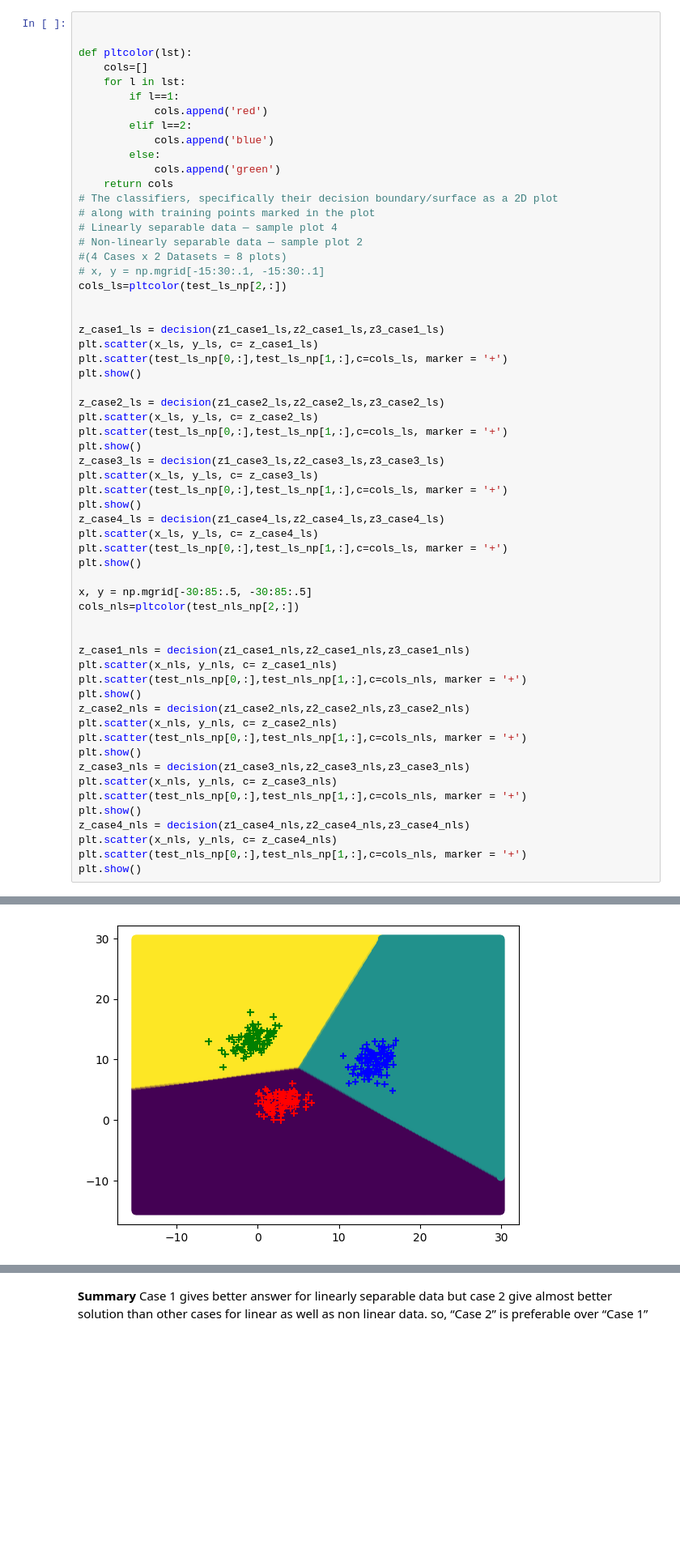
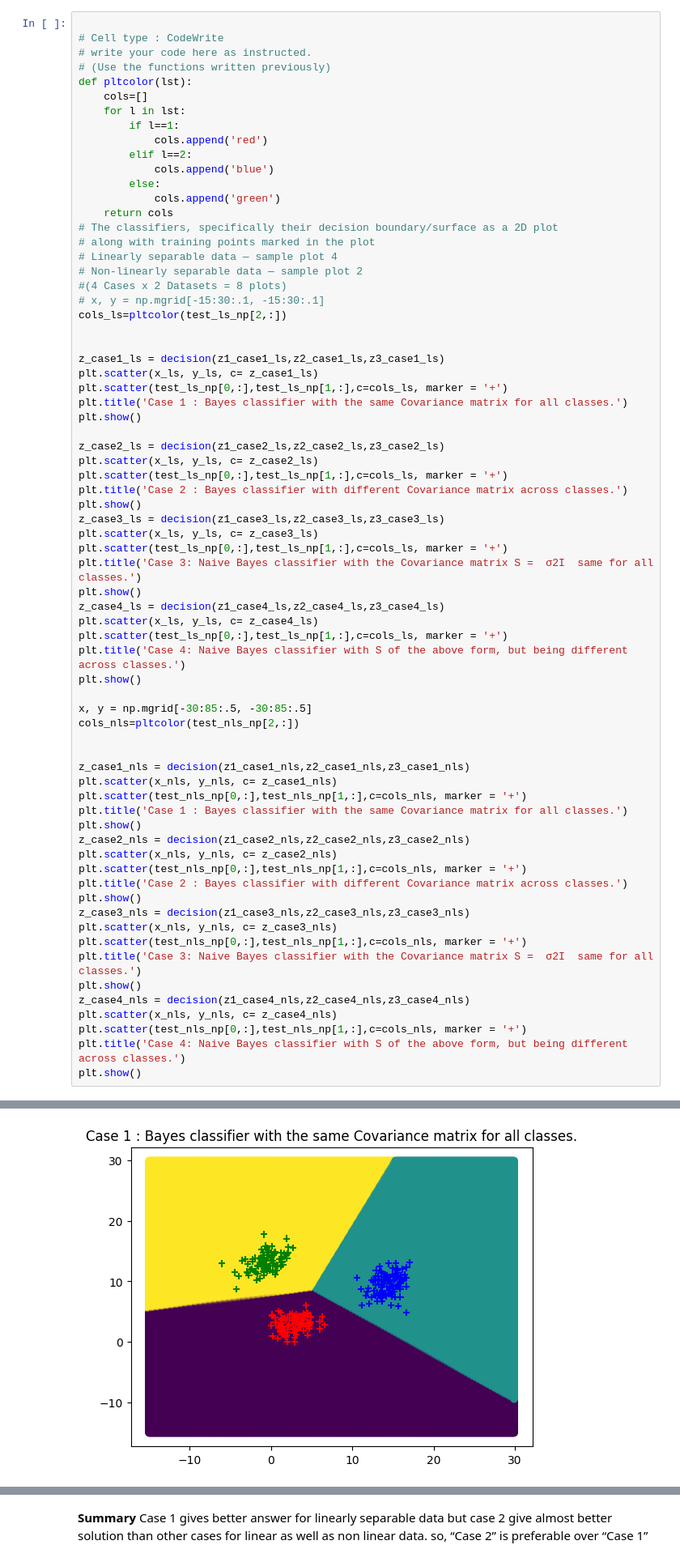
Before and after one commit to shubhams821/PRML_Assignment_2023, a Jupyter notebook: Bayes_Classifier.ipynb, the cells around one changed output, grey strips where cells are left out. Shown at 81% size. Drawn from its saved outputs; the diff is of its cells as text; blank space fills up the shorter version.

```diff
--- a/Bayes_Classifier.ipynb
+++ b/Bayes_Classifier.ipynb
@@ -269,6 +288,8 @@ contour_plot(x_nls,y_nls,z1_case4_nls,z2_case4_nls,z3_case4_nls)
 # %%
 
-
+# Cell type : CodeWrite
+# write your code here as instructed.
+# (Use the functions written previously)
 def pltcolor(lst):
     cols=[]
     for l in lst:
@@ -291,41 +312,49 @@ cols_ls=pltcolor(test_ls_np[2,:])
 z_case1_ls = decision(z1_case1_ls,z2_case1_ls,z3_case1_ls)
 plt.scatter(x_ls, y_ls, c= z_case1_ls)
 plt.scatter(test_ls_np[0,:],test_ls_np[1,:],c=cols_ls, marker = '+')
+plt.title('Case 1 : Bayes classifier with the same Covariance matrix for all classes.')
 plt.show()
 
 z_case2_ls = decision(z1_case2_ls,z2_case2_ls,z3_case2_ls)
 plt.scatter(x_ls, y_ls, c= z_case2_ls)
 plt.scatter(test_ls_np[0,:],test_ls_np[1,:],c=cols_ls, marker = '+')
+plt.title('Case 2 : Bayes classifier with different Covariance matrix across classes.')
 plt.show()
 z_case3_ls = decision(z1_case3_ls,z2_case3_ls,z3_case3_ls)
 plt.scatter(x_ls, y_ls, c= z_case3_ls)
 plt.scatter(test_ls_np[0,:],test_ls_np[1,:],c=cols_ls, marker = '+')
+plt.title('Case 3: Naive Bayes classifier with the Covariance matrix S =  σ2I  same for all classes.')
 plt.show()
 z_case4_ls = decision(z1_case4_ls,z2_case4_ls,z3_case4_ls)
 plt.scatter(x_ls, y_ls, c= z_case4_ls)
 plt.scatter(test_ls_np[0,:],test_ls_np[1,:],c=cols_ls, marker = '+')
+plt.title('Case 4: Naive Bayes classifier with S of the above form, but being different across classes.')
 plt.show()
 
 x, y = np.mgrid[-30:85:.5, -30:85:.5]
 cols_nls=pltcolor(test_nls_np[2,:])
 
 
 z_case1_nls = decision(z1_case1_nls,z2_case1_nls,z3_case1_nls)
 plt.scatter(x_nls, y_nls, c= z_case1_nls)
 plt.scatter(test_nls_np[0,:],test_nls_np[1,:],c=cols_nls, marker = '+')
+plt.title('Case 1 : Bayes classifier with the same Covariance matrix for all classes.')
 plt.show()
 z_case2_nls = decision(z1_case2_nls,z2_case2_nls,z3_case2_nls)
 plt.scatter(x_nls, y_nls, c= z_case2_nls)
 plt.scatter(test_nls_np[0,:],test_nls_np[1,:],c=cols_nls, marker = '+')
+plt.title('Case 2 : Bayes classifier with different Covariance matrix across classes.')
 plt.show()
 z_case3_nls = decision(z1_case3_nls,z2_case3_nls,z3_case3_nls)
 plt.scatter(x_nls, y_nls, c= z_case3_nls)
 plt.scatter(test_nls_np[0,:],test_nls_np[1,:],c=cols_nls, marker = '+')
+plt.title('Case 3: Naive Bayes classifier with the Covariance matrix S =  σ2I  same for all classes.')
 plt.show()
 z_case4_nls = decision(z1_case4_nls,z2_case4_nls,z3_case4_nls)
 plt.scatter(x_nls, y_nls, c= z_case4_nls)
 plt.scatter(test_nls_np[0,:],test_nls_np[1,:],c=cols_nls, marker = '+')
+plt.title('Case 4: Naive Bayes classifier with S of the above form, but being different across classes.')
 plt.show()
 # %% [output]
 [interactive output not drawn]
-[figure, old version]
+[figure, new version]
```
Also changed, not shown: parts of 8 cells of this notebook.
